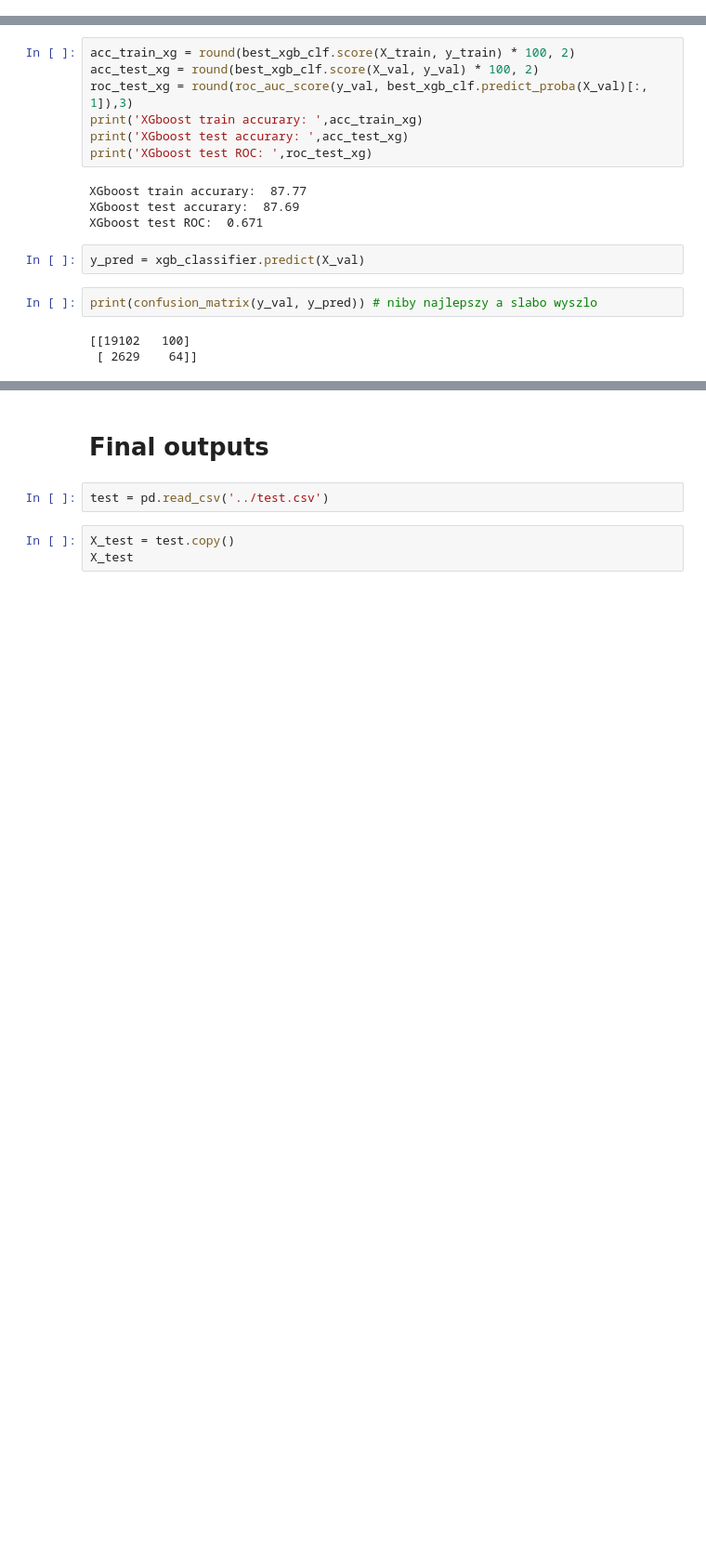
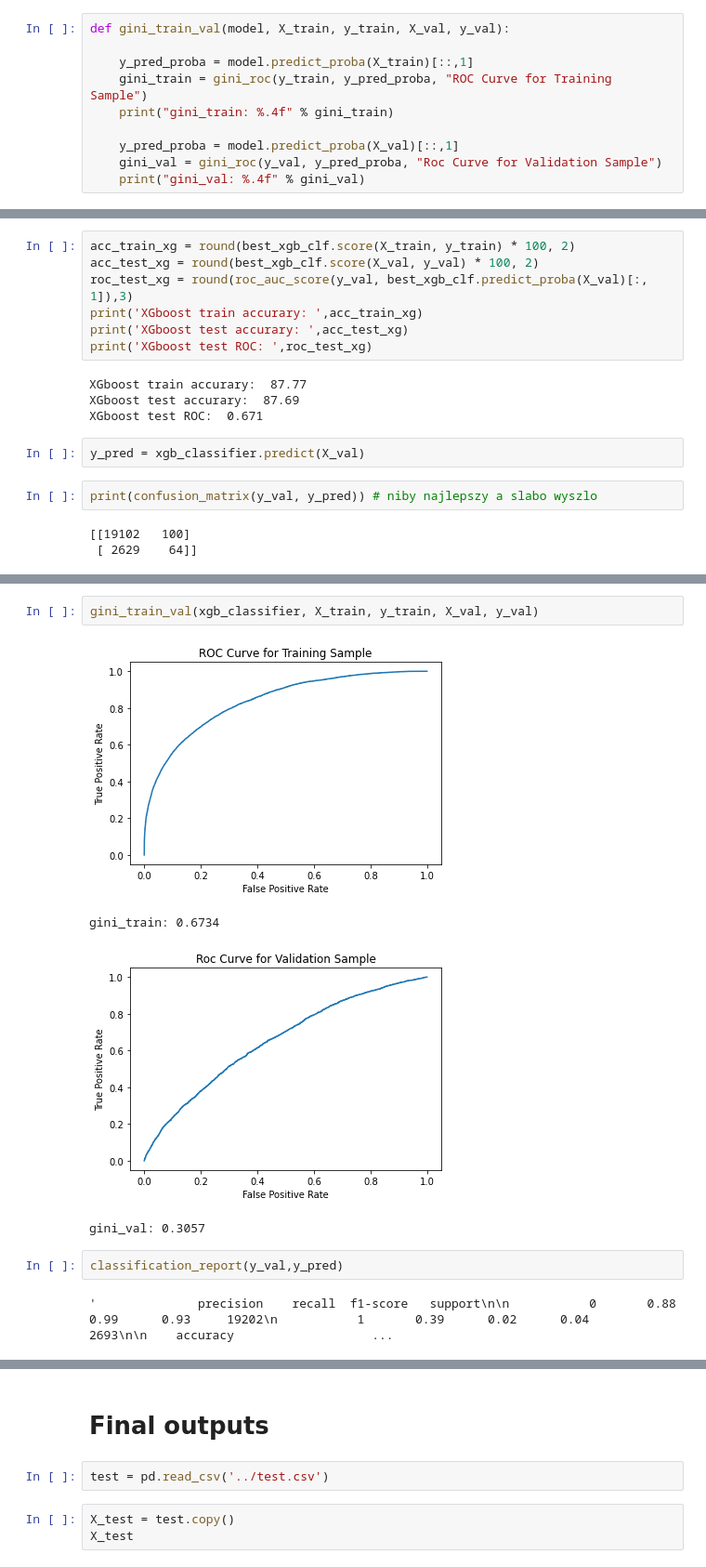
Before and after one commit to Koliber216/DontGetKicked-ML-Classification, a Jupyter notebook: model_notebooks/XGboost.ipynb, the cells around one changed output, grey strips where cells are left out. Shown: that part at 93% size. Cells and saved outputs as stored; diff of their text form; blank space fills up the shorter version.

```diff
--- a/model_notebooks/XGboost.ipynb
+++ b/model_notebooks/XGboost.ipynb
@@ -139,6 +139,16 @@ train_df
 | 72981 | 73013 | 12/2/2009 | ADESA | 2006 | 3 | CHEVROLET | IMPALA | LS | 4D SEDAN LS | WHITE | ... |
 | 72982 | 73014 | 12/2/2009 | ADESA | 2006 | 3 | MAZDA | MAZDA6 | s | 4D SEDAN S | SILVER | ... |
 72983 rows × 33 columns
+# %%
+def gini_train_val(model, X_train, y_train, X_val, y_val):
+
+    y_pred_proba = model.predict_proba(X_train)[::,1]
+    gini_train = gini_roc(y_train, y_pred_proba, "ROC Curve for Training Sample")
+    print("gini_train: %.4f" % gini_train)
+
+    y_pred_proba = model.predict_proba(X_val)[::,1]
+    gini_val = gini_roc(y_val, y_pred_proba, "Roc Curve for Validation Sample")
+    print("gini_val: %.4f" % gini_val)
 # %% [markdown]
 # 2. Preparing functions for pipeline
 # %%
@@ -461,0 +501,11 @@ print(confusion_matrix(y_val, y_pred)) # niby najlepszy a slabo wyszlo
+# %%
+gini_train_val(xgb_classifier, X_train, y_train, X_val, y_val)
+# %% [output]
+[figure, added]
+gini_train: 0.6734
+[figure, added]
+gini_val: 0.3057
+# %%
+classification_report(y_val,y_pred)
+# %% [output]
+'              precision    recall  f1-score   support\n\n           0       0.88      0.99      0.93     19202\n           1       0.39      0.02      0.04      2693\n\n    accuracy                   ...
```
Also changed, not shown: parts of 8 cells of this notebook, 4 other files.
